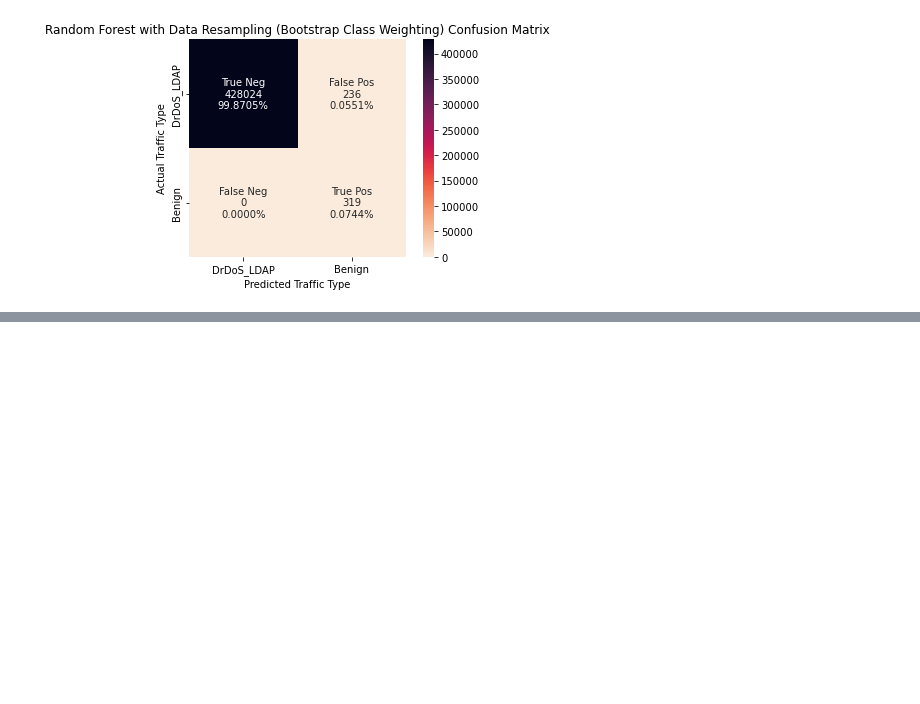
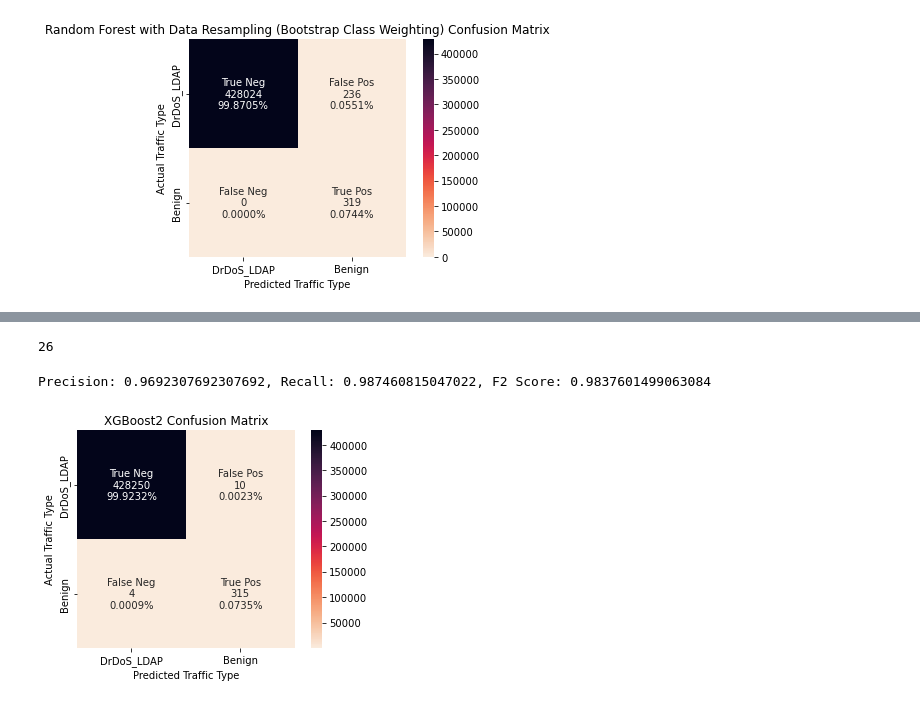
Before and after one commit to VinceDiR/DDoS_traffic_classification, a Jupyter notebook: final_script.ipynb, the cells around one changed output, grey strips where cells are left out. Drawn from its saved outputs; the diff is of its cells as text; code cells hidden in the pictures; blank space fills up the shorter version.

```diff
--- a/final_script.ipynb
+++ b/final_script.ipynb
@@ -380,0 +512,9 @@ plt.title('Random Forest with Data Resampling (Bootstrap Class Weighting) Confus
+# %%
+eval_set=[(X_train,y_train),(X_val,y_val)]
+fit_model = gbm2.fit(
+                    X_train, y_train,
+                    eval_set=eval_set,
+                    eval_metric='auc',
+                    early_stopping_rounds=20,
+                    verbose=True
+                   )
@@ -380,0 +539,24 @@ plt.title('Random Forest with Data Resampling (Bootstrap Class Weighting) Confus
+# %%
+gbm2.best_ntree_limit
+# %% [output]
+26
+# %%
+y_val_preds = gbm2.predict(X_val, iteration_range=(1,26))
+print("Precision: {}, Recall: {}, F2 Score: {}".format(precision_score(y_val, y_val_preds), recall_score(y_val, y_val_preds), fbeta_score(y_val, y_val_preds, beta=2.0)))
+# %% [output]
+Precision: 0.9692307692307692, Recall: 0.987460815047022, F2 Score: 0.9837601499063084
+# %%
+gbm2_confusion = confusion_matrix(y_val, y_val_preds)
+# %%
+group_names = ['True Neg', 'False Pos', 'False Neg', 'True Pos']
+group_counts = ["{0:0.0f}".format(value) for value in gbm2_confusion.flatten()]
+group_percentages = ["{0:0.4%}".format(value) for value in gbm2_confusion.flatten()/np.sum(gbm2_confusion)]
+labels = [f"{v1}\n{v2}\n{v3}" for v1, v2, v3 in zip(group_names,group_counts,group_percentages)]
+labels = np.asarray(labels).reshape(2,2)
+# %%
+sns.heatmap(gbm2_confusion,cmap='rocket_r', annot=labels, fmt='', square=True, xticklabels=['DrDoS_LDAP', 'Benign'], yticklabels=['DrDoS_LDAP', 'Benign'])
+plt.xlabel('Predicted Traffic Type')
+plt.ylabel('Actual Traffic Type')
+plt.title('XGBoost2 Confusion Matrix');
+# %% [output]
+[figure, added]
```
Also changed, not shown: parts of 43 cells of this notebook, 2 other files.
